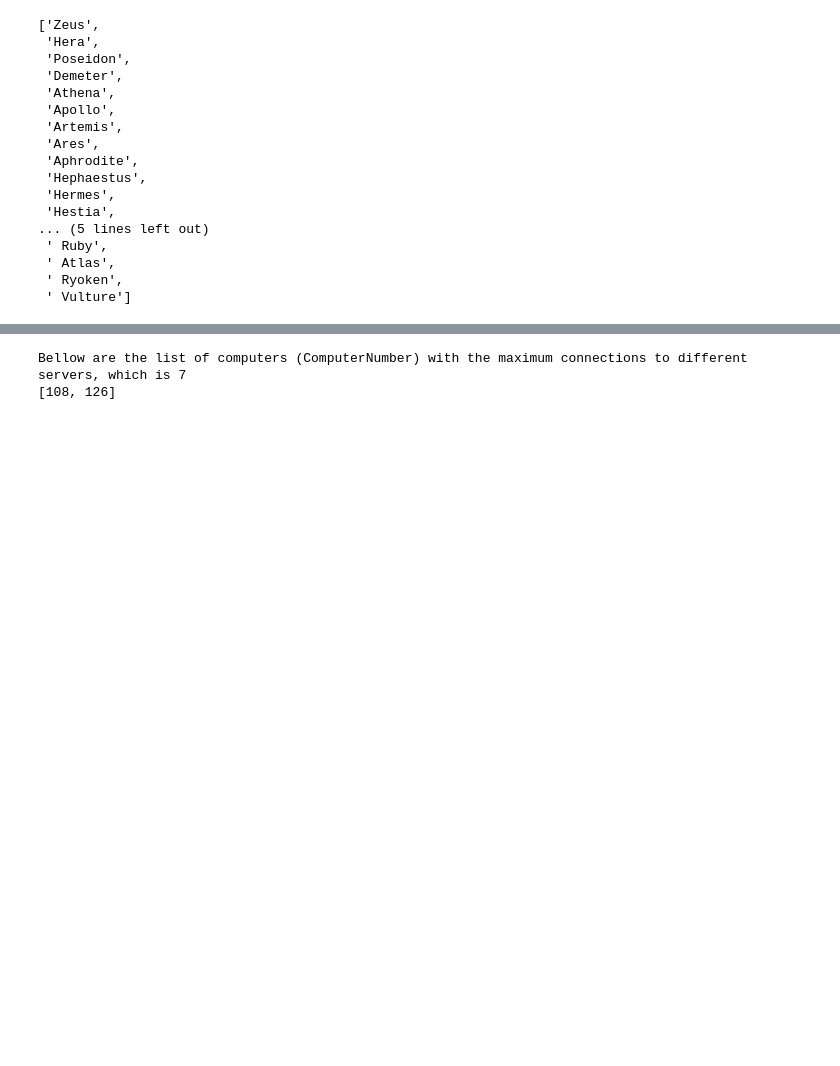
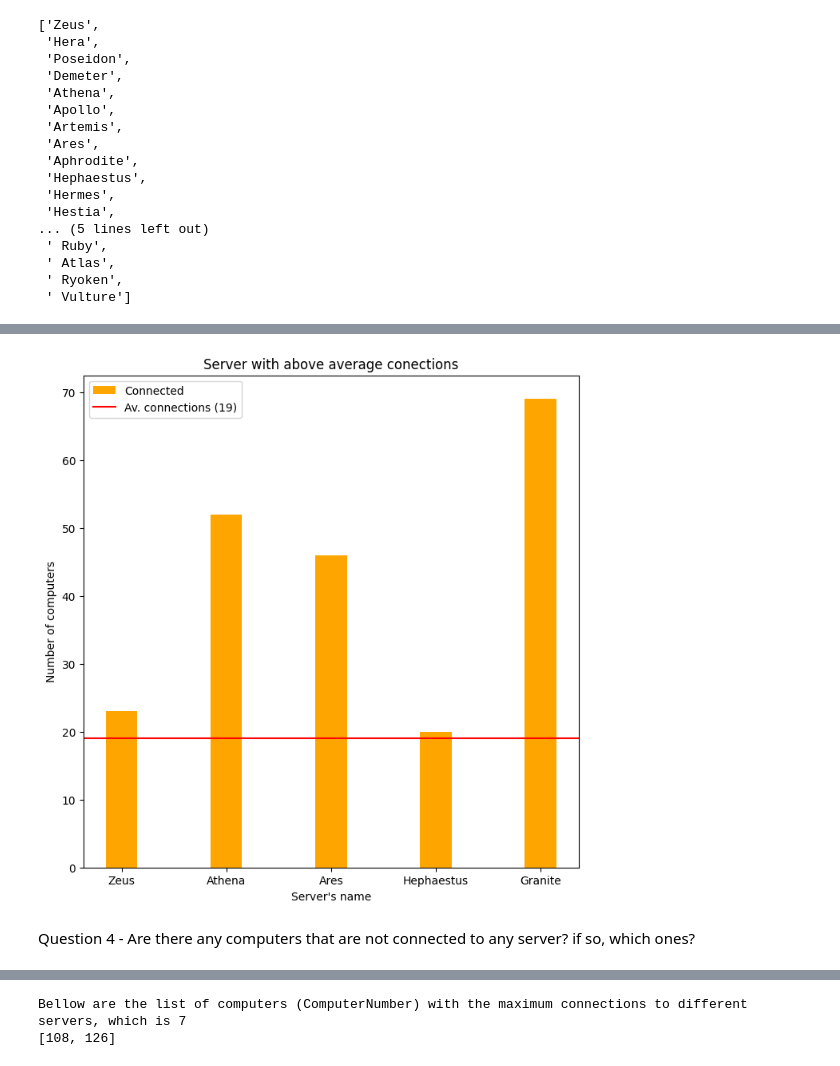
Before and after one commit to erifejams/Autonomous-Systems, a Jupyter notebook: fmd_test.ipynb, the cells around one changed output, grey strips where cells are left out. Saved outputs shown, nothing was run; the diff lists cells and outputs as text; code cells hidden in the pictures; blank space fills up the shorter version.

```diff
--- a/fmd_test.ipynb
+++ b/fmd_test.ipynb
@@ -154,0 +167,15 @@ Text(0, 0.5, 'Count')
+# %%
+#listing the conected computers cc and the not conected computers not_cc
+cc=[]
+not_cc=[]
+for i in list_of_column_names:
+    cc.append(len(data[data[i] == 1]))
+    not_cc.append(len(data[data[i] == 0]))
+#Calcualting the average of connected computers
+
+mean_connections=np.mean(cc)
+print('The average number of connections is '+ str(mean_connections))
+
+#Above average conected computers
+aa_cc=total_cc.loc[lambda total_cc: total_cc['Total connected Computers']> mean_connections]
+aa_cc
@@ -155,3 +190,28 @@ Text(0, 0.5, 'Count')
+# %%
+lst=aa_cc.index.values.tolist()
+lst2=aa_cc['Total connected Computers'].to_numpy()
+X_axis = np.arange(len(lst))
+
+plt.figure(figsize=(8,8))
+
+line1=plt.bar(X_axis, lst2 , 0.3, label = 'Connected',color='orange')
+
+line2=plt.axhline(y=mean_connections,c='red', label= 'Av. connections (19)')
+
+plt.xticks(X_axis, lst)
+plt.xlabel("Server's name")
+plt.ylabel("Number of computers")
+plt.title("Server with above average conections")
+# plt.legend(handles=[line1,line3,line4])
+plt.legend(handles=[line1,line2])
+plt.savefig('Above_average.png')
+plt.show()
+
+plt.close()
+# %% [output]
+[figure, added]
+# %% [markdown]
+Question 4 - Are there any computers that are not connected to any server? if so, which ones?
 # %%
 not_cc_to_server=pd.DataFrame(data.sum(axis=1))
 
```
Also changed, not shown: parts of 21 cells of this notebook, 3 other files.
